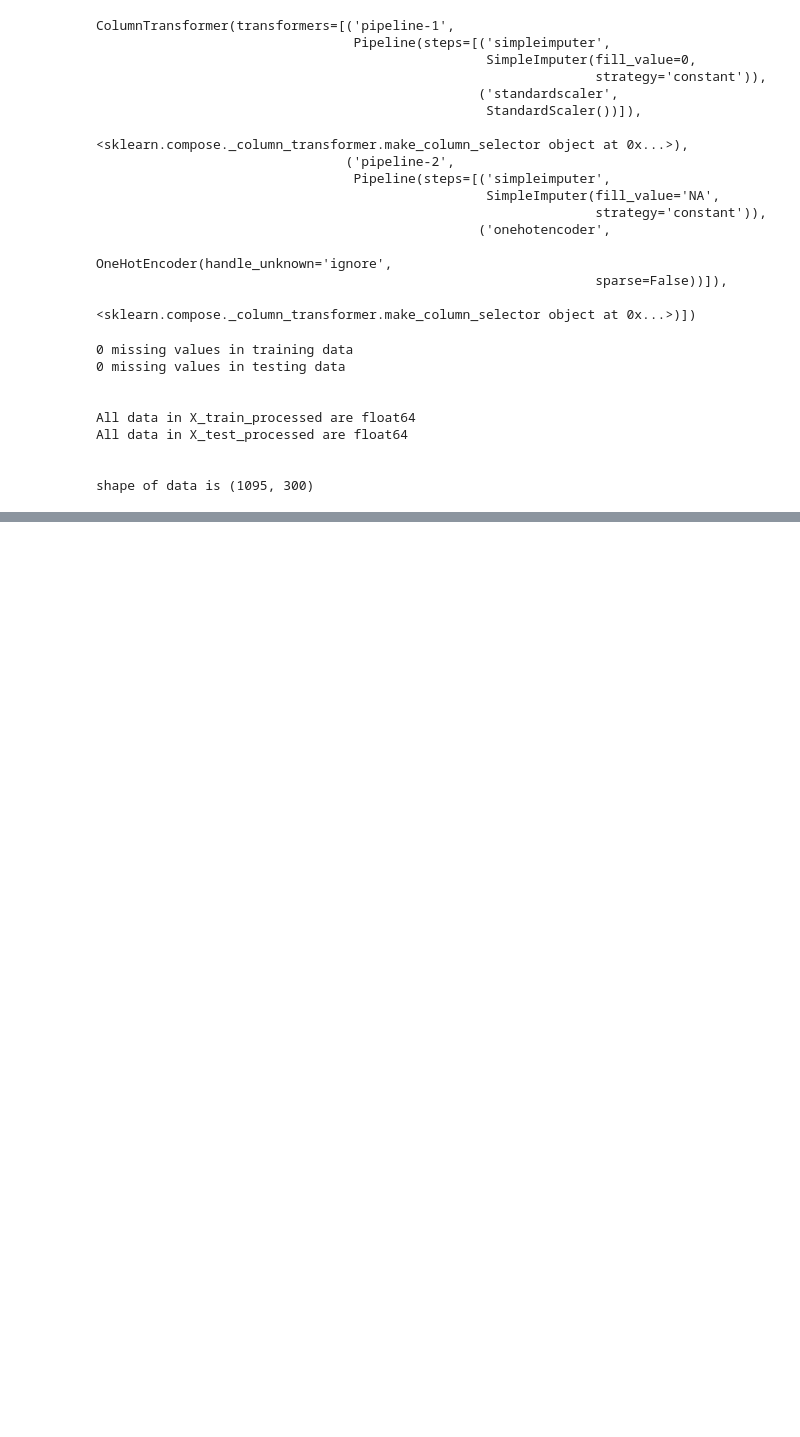
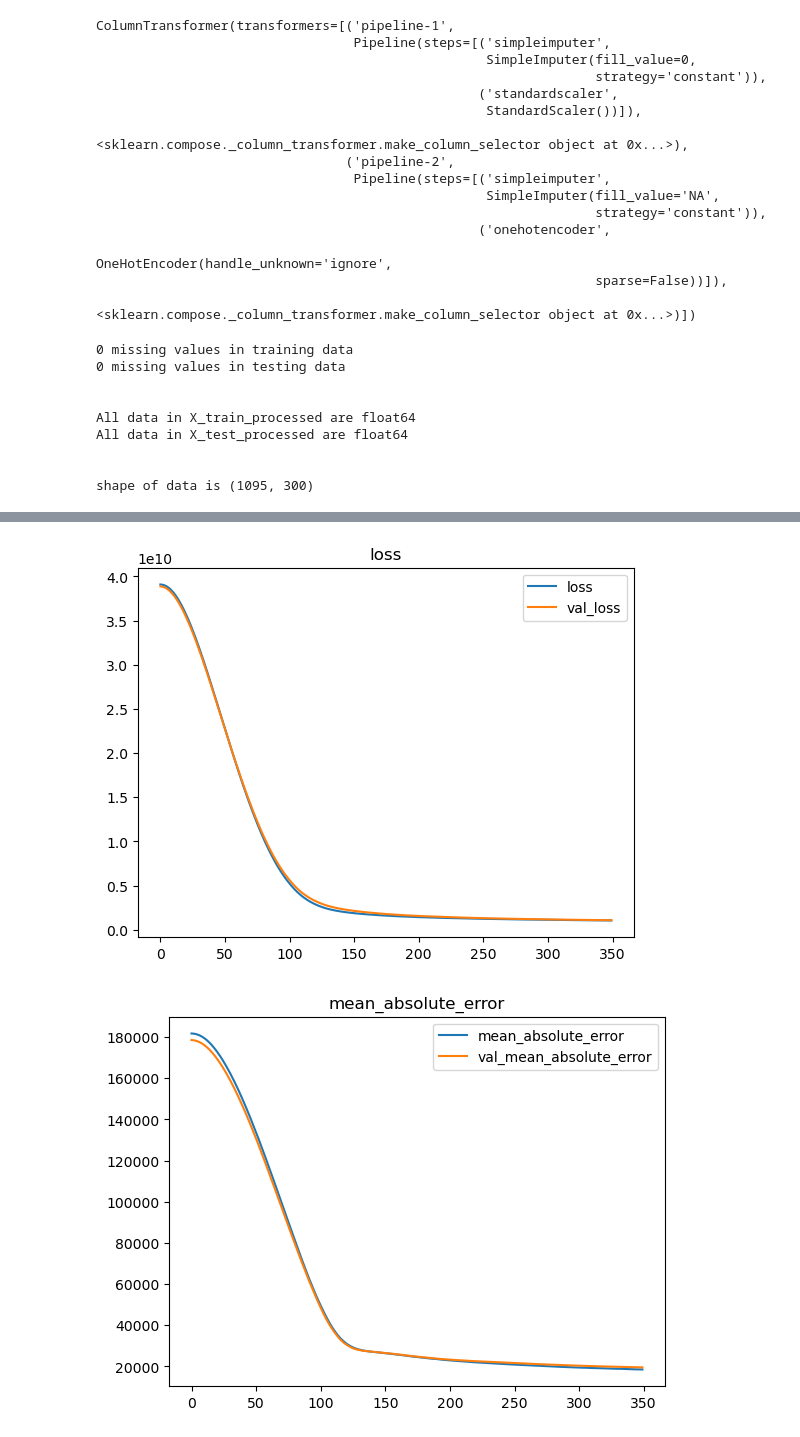
Before and after one commit to mikemenj/Assignments, a Jupyter notebook: Neural Network Exercise.ipynb, the cells around one changed output, grey strips where cells are left out. Saved outputs shown, nothing was run; the diff lists cells and outputs as text; code cells hidden in the pictures; blank space fills up the shorter version.

```diff
--- a/Neural Network Exercise.ipynb
+++ b/Neural Network Exercise.ipynb
@@ -99,7 +117,9 @@ Name: SalePrice, Length: 663, dtype: int64
 # %%
 # Split
-target=['SalePrice','Id']
-X = df.drop(target, axis=1)
+target = 'SalePrice'
+drop_cols = ['Id']
+drop_cols = [target] + drop_cols
+X = df.drop(drop_cols, axis=1)
 y = df[target]
 X_train, X_test, y_train, y_test = train_test_split(X, y, random_state=42)
 # %%
@@ -192,0 +234,12 @@ shape of data is (1095, 300)
+# %%
+# create model architecture
+input_dim = X_train_processed.shape[1]
+
+reg_model = Sequential()
+
+#start with one layer with as many nodes as features
+reg_model.add(Dense(input_dim, input_dim=input_dim, activation='relu'))
+
+reg_model.add(Dense(1, activation='linear'))
+
+reg_model.summary()
@@ -192,0 +260,26 @@ shape of data is (1095, 300)
+# %%
+%%time
+
+# compile model with additional metrics
+reg_model.compile(loss='mse',
+                  optimizer='adam',
+                  metrics=[metrics.MeanAbsoluteError(),
+                           metrics.RootMeanSquaredError()])
+
+history = reg_model.fit(X_train_processed, y_train,
+                        validation_data = (X_test_processed, y_test),
+                        epochs=350,
+                        verbose=0)
+
+# plot learning
+plot_history(history)
+
+# evaluate model
+y_pred = reg_model.predict(X_test_processed)
+
+print(f'final RMSE: {np.sqrt(mean_squared_error(y_test, y_pred))}')
+print(f'final MAE: {mean_absolute_error(y_test, y_pred)}')
+print(f'final R2: {r2_score(y_test, y_pred)}')
+# %% [output]
+[figure, added]
+[figure, added]
```
Also changed, not shown: parts of 20 cells of this notebook.
